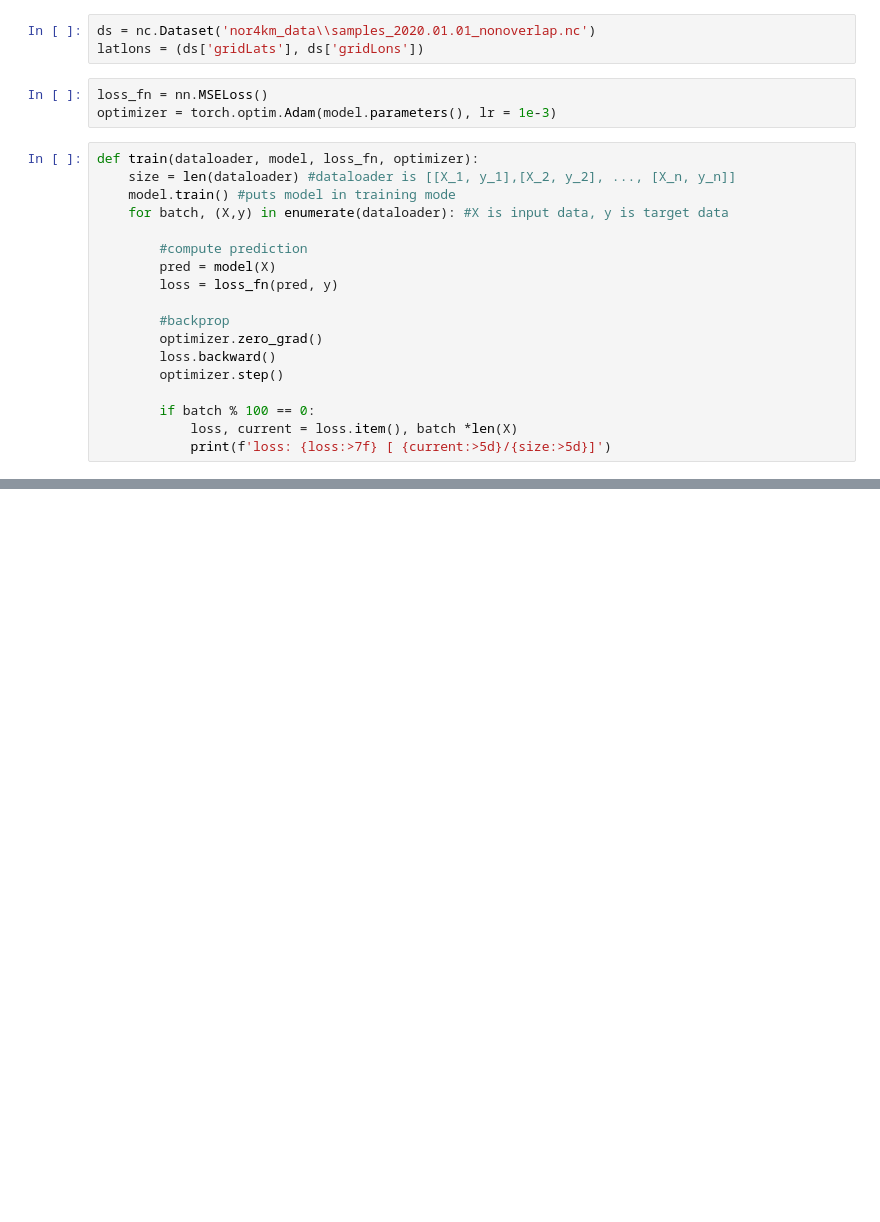
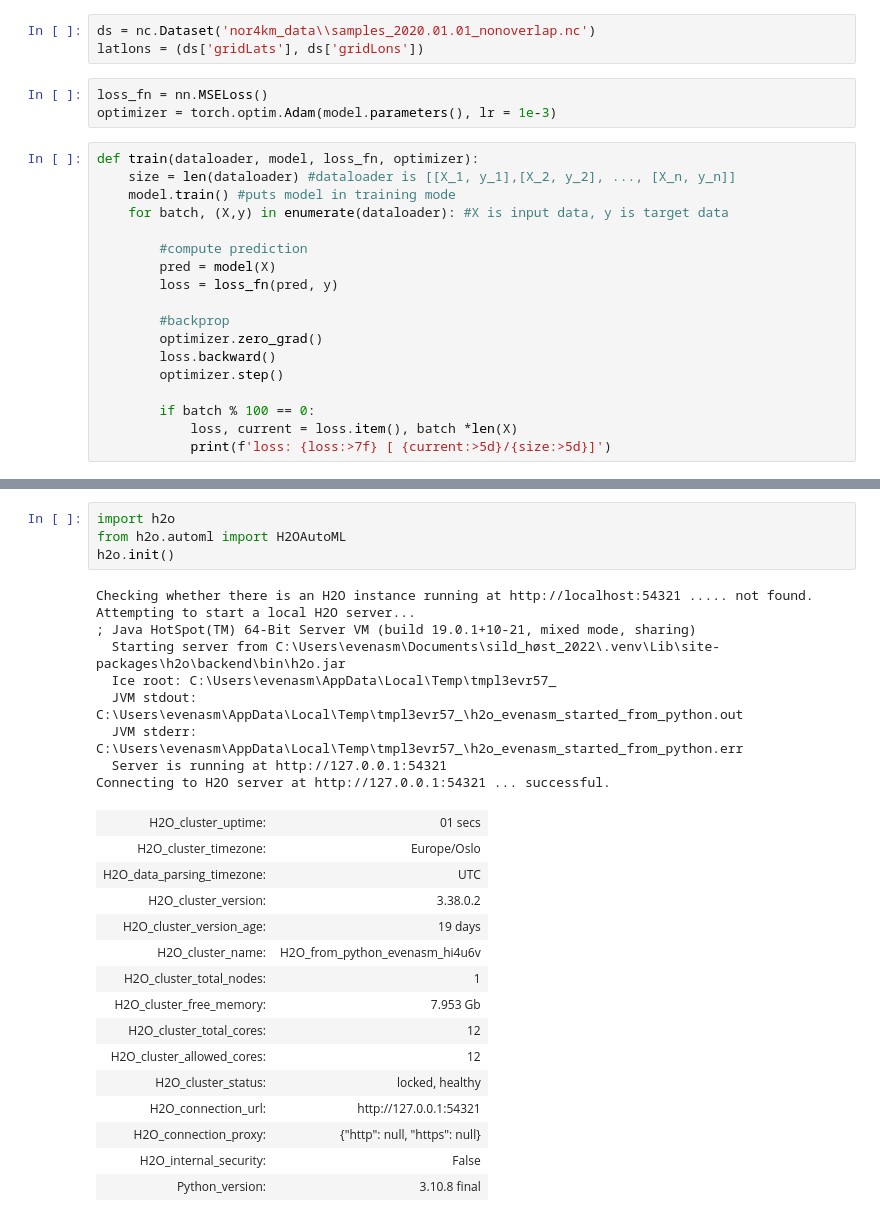
Before and after one commit to evenaage/herring_autumn_2022, a Jupyter notebook: initial_testing.ipynb, the cells around one changed output, grey strips where cells are left out. Drawn from its saved outputs; the diff is of its cells as text; blank space fills up the shorter version.

```diff
--- a/initial_testing.ipynb
+++ b/initial_testing.ipynb
@@ -161,0 +184,29 @@ print(vessel.head)
+# %%
+import h2o
+from h2o.automl import H2OAutoML
+h2o.init()
+# %% [output]
+Checking whether there is an H2O instance running at http://localhost:54321 ..... not found.
+Attempting to start a local H2O server...
+; Java HotSpot(TM) 64-Bit Server VM (build 19.0.1+10-21, mixed mode, sharing)
+  Starting server from C:\Users\evenasm\Documents\sild_høst_2022\.venv\Lib\site-packages\h2o\backend\bin\h2o.jar
+  Ice root: C:\Users\evenasm\AppData\Local\Temp\tmpl3evr57_
+  JVM stdout: C:\Users\evenasm\AppData\Local\Temp\tmpl3evr57_\h2o_evenasm_started_from_python.out
+  JVM stderr: C:\Users\evenasm\AppData\Local\Temp\tmpl3evr57_\h2o_evenasm_started_from_python.err
+  Server is running at http://127.0.0.1:54321
+Connecting to H2O server at http://127.0.0.1:54321 ... successful.
+| H2O_cluster_uptime: | 01 secs |
+| H2O_cluster_timezone: | Europe/Oslo |
+| H2O_data_parsing_timezone: | UTC |
+| H2O_cluster_version: | 3.38.0.2 |
+| H2O_cluster_version_age: | 19 days |
+| H2O_cluster_name: | H2O_from_python_evenasm_hi4u6v |
+| H2O_cluster_total_nodes: | 1 |
+| H2O_cluster_free_memory: | 7.953 Gb |
+| H2O_cluster_total_cores: | 12 |
+| H2O_cluster_allowed_cores: | 12 |
+| H2O_cluster_status: | locked, healthy |
+| H2O_connection_url: | http://127.0.0.1:54321 |
+| H2O_connection_proxy: | {"http": null, "https": null} |
+| H2O_internal_security: | False |
+| Python_version: | 3.10.8 final |
```
Also changed, not shown: parts of 14 cells of this notebook, 6 other files.
